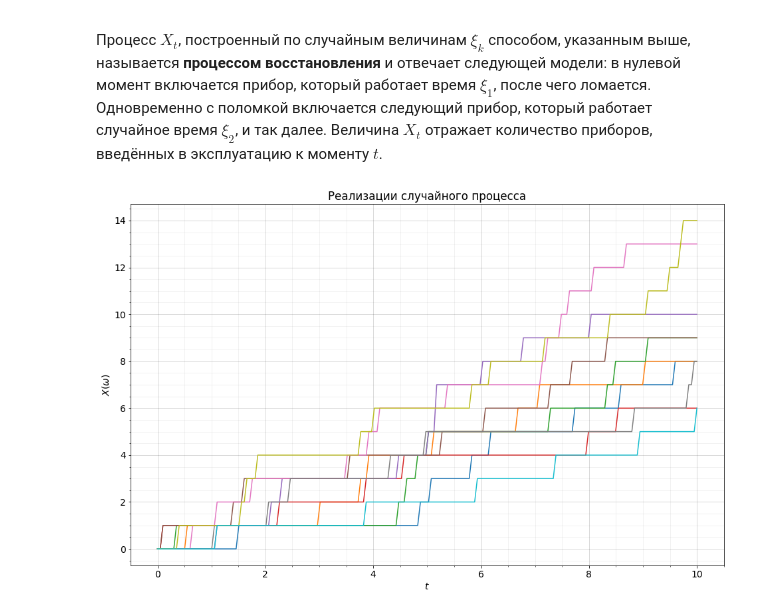
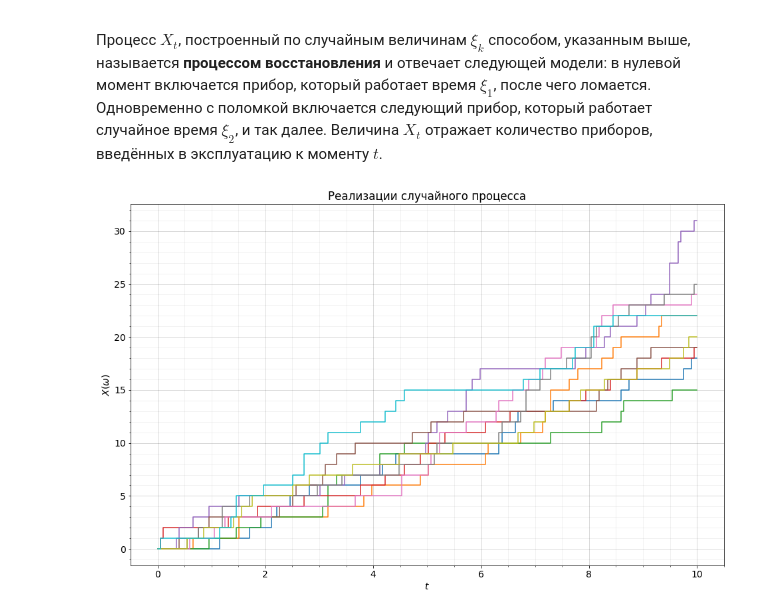
Before and after one commit to VanessB/StochasticProcesses, a Jupyter notebook: python/Sem2_Poisson.ipynb, the cells around one changed output. Saved outputs shown, nothing was run; the diff lists cells and outputs as text; code cells hidden in the pictures.

```diff
--- a/python/Sem2_Poisson.ipynb
+++ b/python/Sem2_Poisson.ipynb
@@ -44,7 +45,7 @@ def generate_poisson_sp_1(T, lamb=1.0, realizations_number=25):
 
     return realizations
 # %%
-lamb = 1.0
+lamb = 2.0
 # %%
 T_1 = np.linspace(0.0, 10.0, 200)
 poisson_sp_1 = generate_poisson_sp_1(T_1, lamb=lamb, realizations_number=10)
@@ -101,6 +107,6 @@ def generate_poisson_sp_2(T, lamb=1.0, realizations_number=25):
 T_2 = np.linspace(0.0, 10.0, 200)
 poisson_sp_2 = generate_poisson_sp_2(T_1, lamb=lamb, realizations_number=10)
 # %%
-plot_realizations(T_2, poisson_sp_2)
+plot_realizations(T_2, poisson_sp_2, is_discrete=True)
 # %% [output]
-[figure, old version]
+[figure, new version]
```
Also changed, not shown: parts of 4 cells of this notebook, 5 other files.
